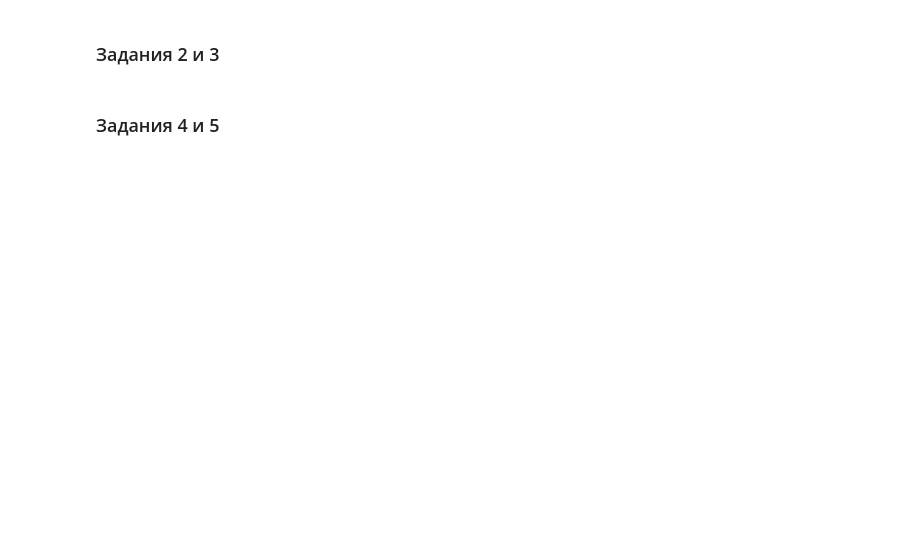
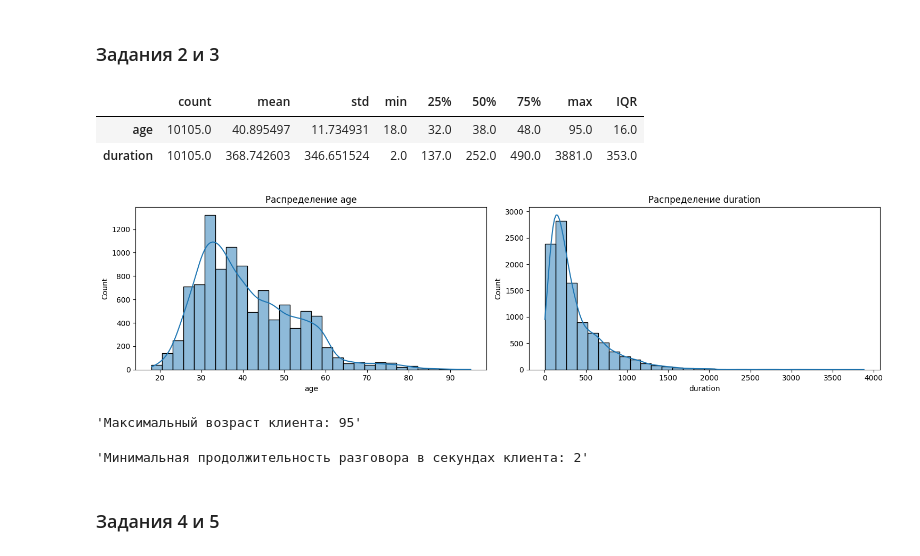
Before and after one commit to AbiNazim/Study_DataScience, a Jupyter notebook: Project_4_ML/Project_4_ML.ipynb, the cells around one changed output. Drawn from its saved outputs; the diff is of its cells as text; code cells hidden in the pictures; blank space fills up the shorter version.

```diff
--- a/Project_4_ML/Project_4_ML.ipynb
+++ b/Project_4_ML/Project_4_ML.ipynb
@@ -142,6 +181,31 @@ print(f"Средний баланс для клиентов с job='{most_common
 # %%
 #рассчитайте описательные статистики для количественных переменных, проинтерпретируйте результат
 #ваш код
+
+max_age = df['age'].max()
+min_duration = df['duration'].min()
+
+numeric_cols = ['age', 'duration']
+desc_stats = df[numeric_cols].describe().T
+desc_stats['IQR'] = desc_stats['75%'] - desc_stats['25%']  # Межквартильный размах
+display(desc_stats)
+
+fig, axes = plt.subplots(1, 2, figsize=(15, 4))
+for i, col in enumerate(numeric_cols):
+    sns.histplot(df[col], ax=axes[i], kde=True, bins=30)
+    axes[i].set_title(f'Распределение {col}')
+plt.tight_layout()
+plt.show()
+
+display(f'Максимальный возраст клиента: {max_age}')
+display(f'Минимальная продолжительность разговора в секундах клиента: {min_duration}')
+# %% [output]
+|  | count | mean | std | min | 25% | 50% | 75% | max | IQR |
+| age | 10105.0 | 40.895497 | 11.734931 | 18.0 | 32.0 | 38.0 | 48.0 | 95.0 | 16.0 |
+| duration | 10105.0 | 368.742603 | 346.651524 | 2.0 | 137.0 | 252.0 | 490.0 | 3881.0 | 353.0 |
+[figure, added]
+'Максимальный возраст клиента: 95'
+'Минимальная продолжительность разговора в секундах клиента: 2'
 # %% [markdown]
 ### Задания 4 и 5
 # %%
```
Also changed, not shown: parts of 7 cells of this notebook.
